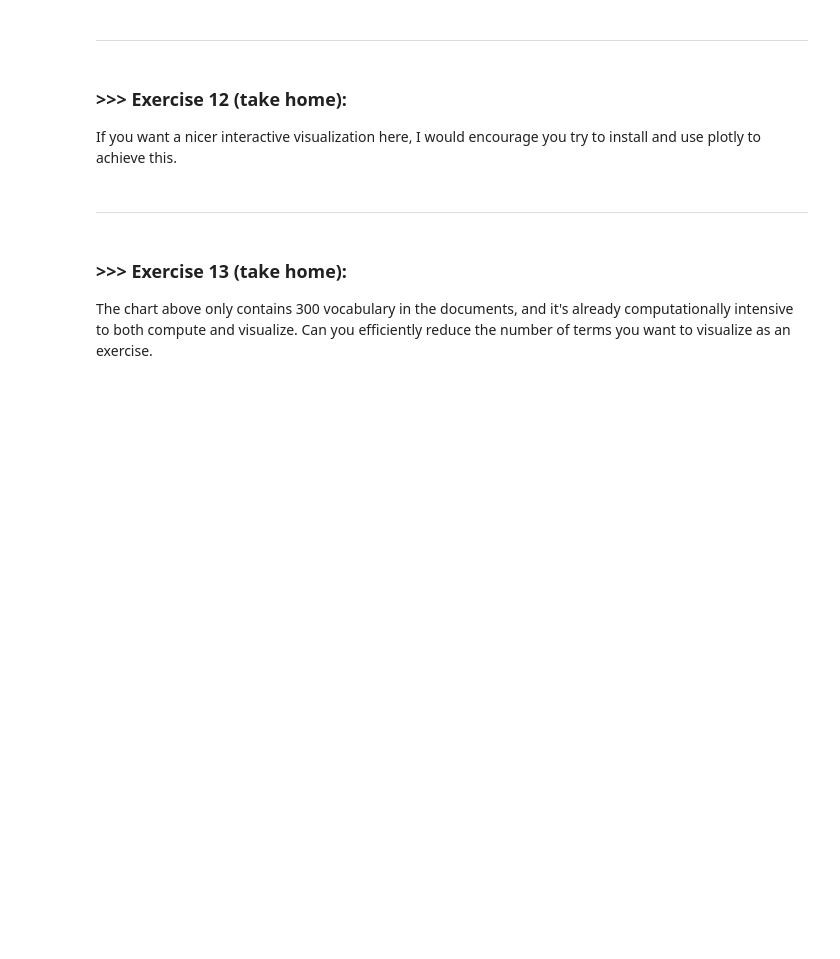
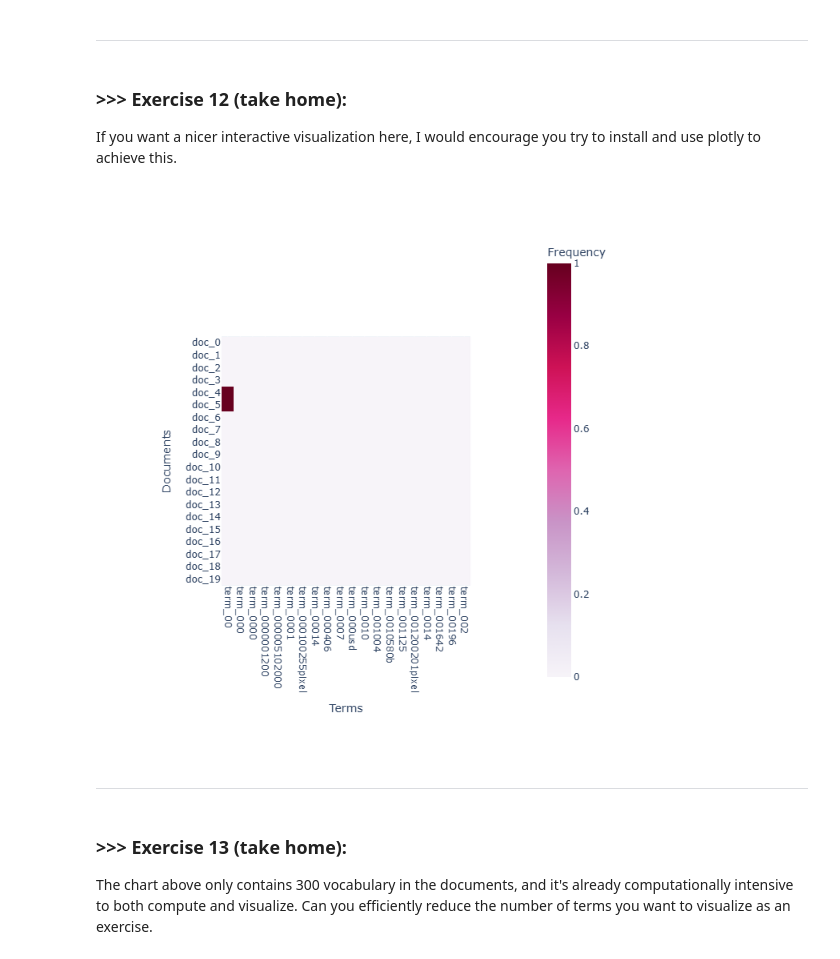
Before and after one commit to Ootje123/DM2025-Lab1-Exercise, a Jupyter notebook: DM2025-Lab1-Master.ipynb, the cells around one changed output. Cells and saved outputs as stored; diff of their text form; code cells hidden in the pictures; blank space fills up the shorter version.

```diff
--- a/DM2025-Lab1-Master.ipynb
+++ b/DM2025-Lab1-Master.ipynb
@@ -1174,3 +1196,18 @@ If you want a nicer interactive visualization here, I would encourage you try to
+# %%
+# Answer here
+import plotly.express as px
+
+df_todraw = pd.DataFrame(plot_z, columns=plot_x, index=plot_y)
+
+fig = px.imshow(df_todraw,
+                color_continuous_scale="PuRd",
+                labels=dict(x="Terms", y="Documents", color="Frequency"))
+
+fig.update_layout(width=900, height=700)
+fig.update_xaxes(tickangle=90)
+fig.show()
+# %% [output]
+[figure, added]
 # %% [markdown]
 ---
 # %% [markdown]
```
Also changed, not shown: parts of 10 cells of this notebook.
